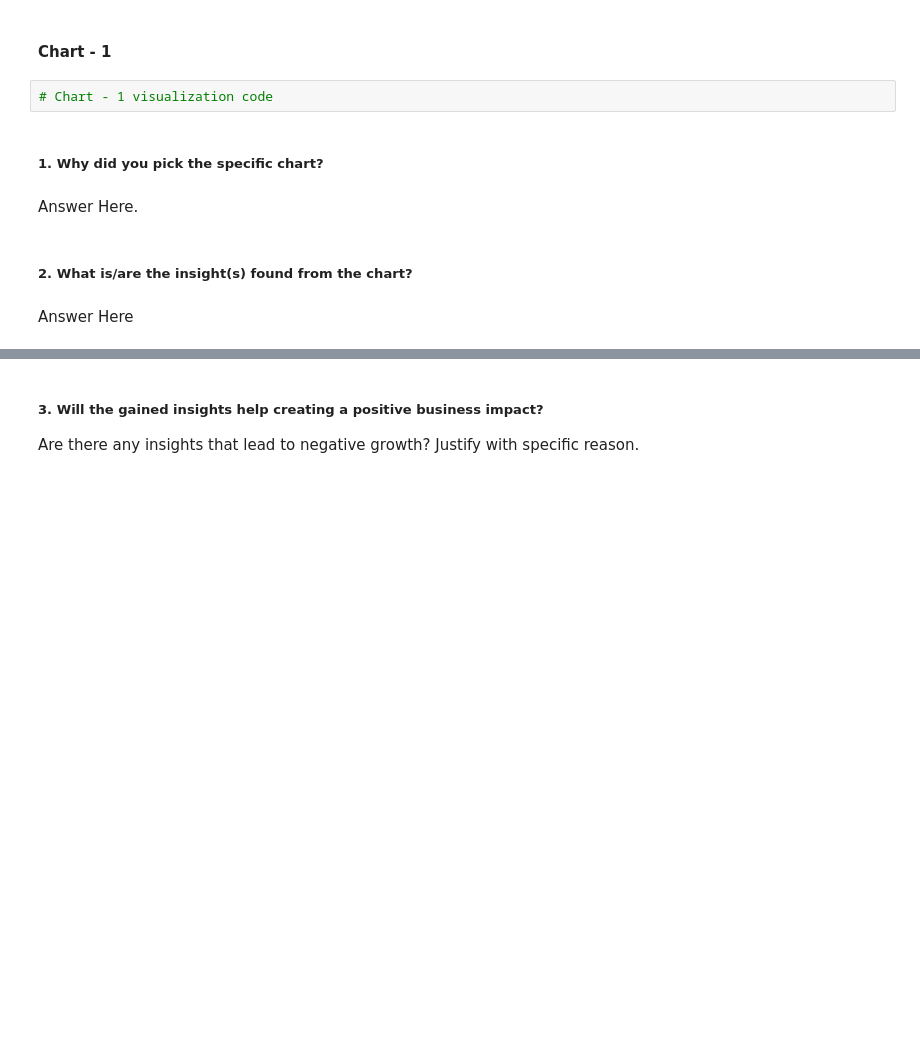
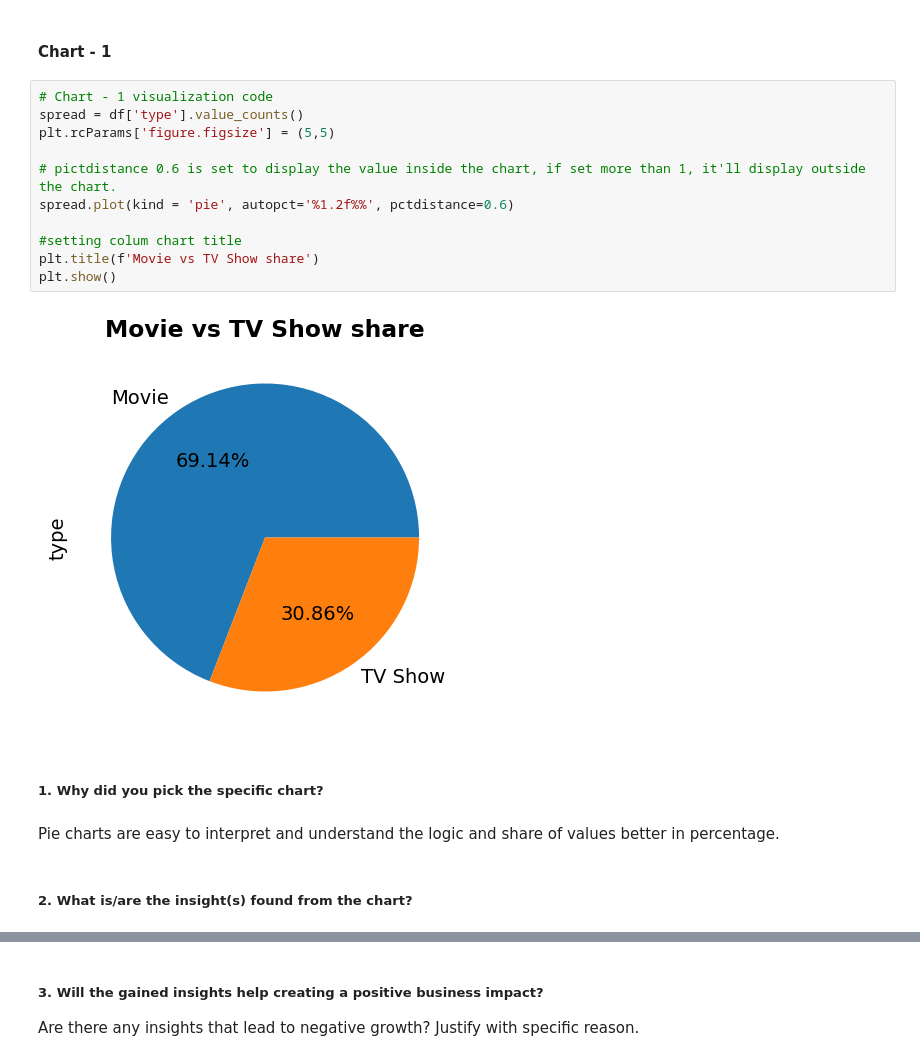
Before and after one commit to saraswatiyangandul20/NetflixMoviesAndTVShowsClustering, a Jupyter notebook: NetflixMoviesAndTVShowsClustering.ipynb, the cells around one changed output, grey strips where cells are left out. Cells and saved outputs as stored; diff of their text form; blank space fills up the shorter version.

Commit message:
Visualizations added

```diff
--- a/NetflixMoviesAndTVShowsClustering.ipynb
+++ b/NetflixMoviesAndTVShowsClustering.ipynb
@@ -425,13 +425,22 @@ To make the data analysis ready we have done the following:
 ## ***4. Data Vizualization, Storytelling & Experimenting with charts : Understand the relationships between variables***
 # %% [markdown]
 #### Chart - 1
-# %%
-# Chart - 1 visualization code
+# %%
+# Chart - 1 visualization code
+spread = df['type'].value_counts()
+plt.rcParams['figure.figsize'] = (5,5)
+
+# pictdistance 0.6 is set to display the value inside the chart, if set more than 1, it'll display outside the chart.
+spread.plot(kind = 'pie', autopct='%1.2f%%', pctdistance=0.6)
+
+#setting colum chart title
+plt.title(f'Movie vs TV Show share')
+plt.show()
+# %% [output]
+[figure, added]
 # %% [markdown]
 ##### 1. Why did you pick the specific chart?
-# %% [markdown]
-Answer Here.
+# %% [markdown]
+Pie charts are easy to interpret and understand the logic and share of values better in percentage.
 # %% [markdown]
 ##### 2. What is/are the insight(s) found from the chart?
-# %% [markdown]
-Answer Here
```
Also changed, not shown: parts of 36 cells of this notebook.
